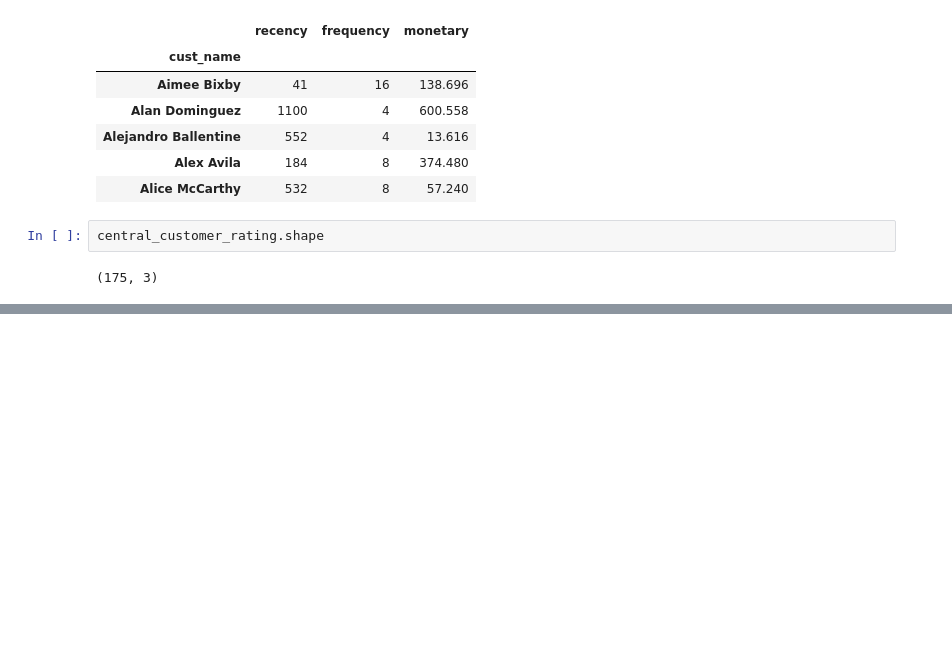
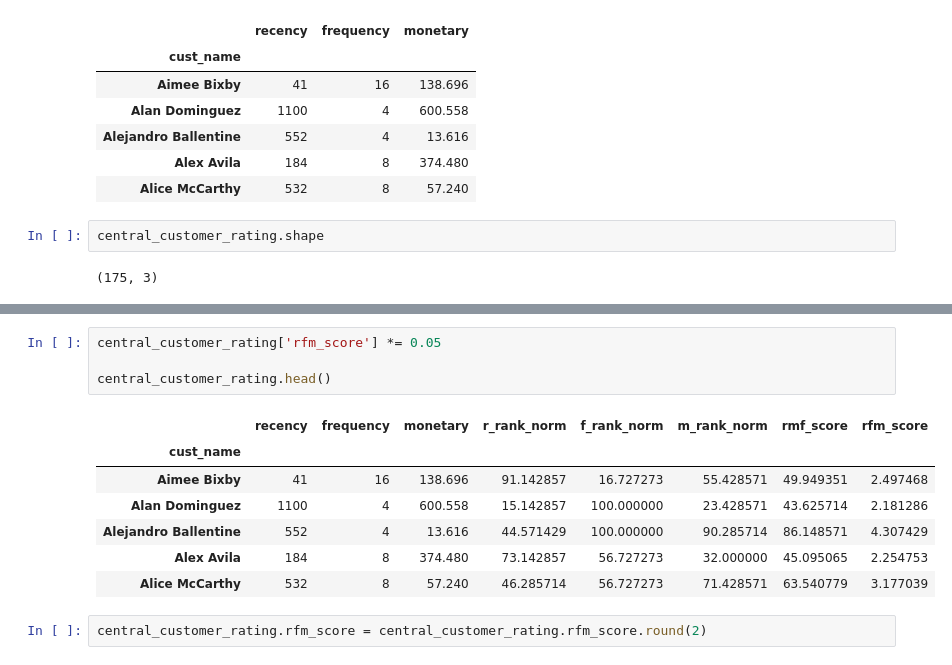
Before and after one commit to ns-tn-time-series-project/time-series-project, a Jupyter notebook: nathan_time_series_project_explore.ipynb, the cells around one changed output, grey strips where cells are left out. Drawn from its saved outputs; the diff is of its cells as text; blank space fills up the shorter version.

```diff
--- a/nathan_time_series_project_explore.ipynb
+++ b/nathan_time_series_project_explore.ipynb
@@ -684,0 +723,14 @@ central_customer_rating.shape
+# %%
+central_customer_rating['rfm_score'] *= 0.05
+
+central_customer_rating.head()
+# %% [output]
+|  | recency | frequency | monetary | r_rank_norm | f_rank_norm | m_rank_norm | rmf_score | rfm_score |
+| cust_name |  |  |  |  |  |  |  |  |
+| Aimee Bixby | 41 | 16 | 138.696 | 91.142857 | 16.727273 | 55.428571 | 49.949351 | 2.497468 |
+| Alan Dominguez | 1100 | 4 | 600.558 | 15.142857 | 100.000000 | 23.428571 | 43.625714 | 2.181286 |
+| Alejandro Ballentine | 552 | 4 | 13.616 | 44.571429 | 100.000000 | 90.285714 | 86.148571 | 4.307429 |
+| Alex Avila | 184 | 8 | 374.480 | 73.142857 | 56.727273 | 32.000000 | 45.095065 | 2.254753 |
+| Alice McCarthy | 532 | 8 | 57.240 | 46.285714 | 56.727273 | 71.428571 | 63.540779 | 3.177039 |
+# %%
+central_customer_rating.rfm_score = central_customer_rating.rfm_score.round(2)
```
Also changed, not shown: parts of 10 cells of this notebook.
